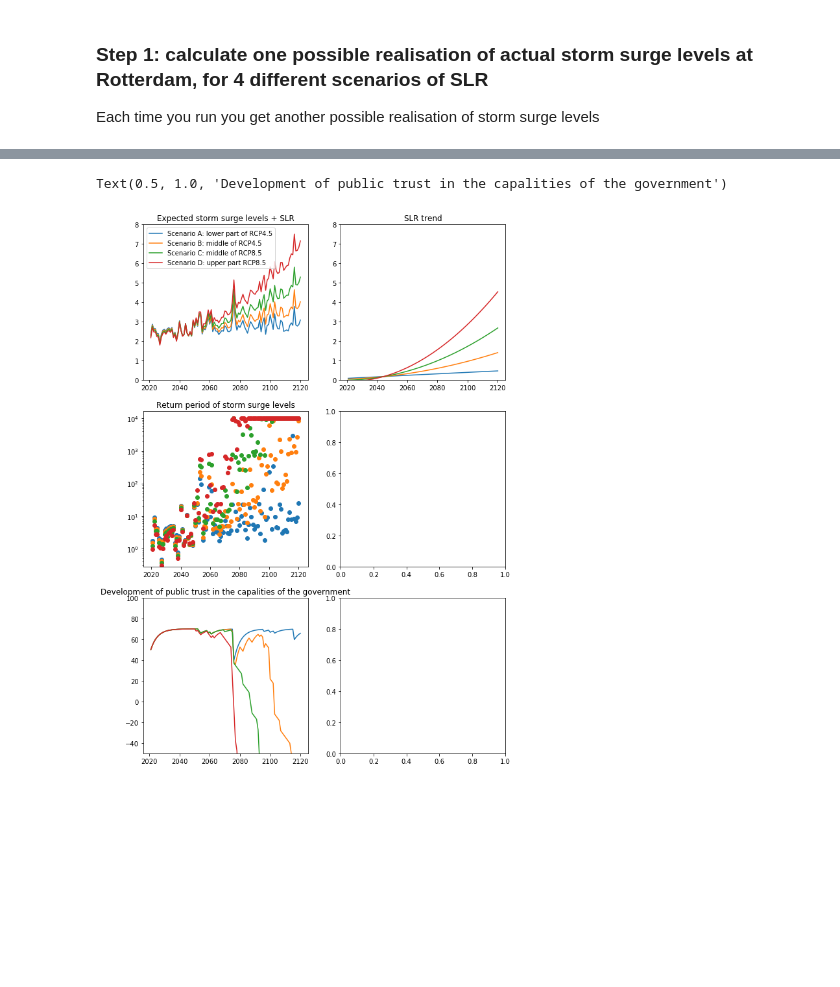
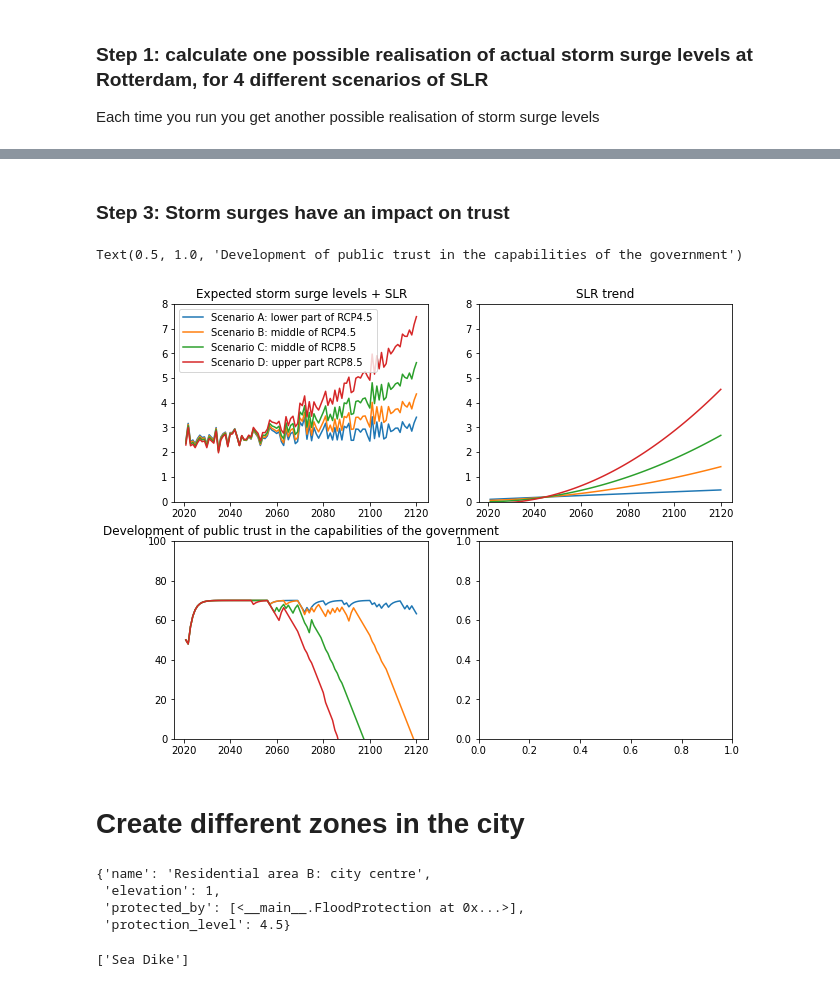
Before and after one commit to keesvanginkel/Urban-SETP, a Jupyter notebook: Rotterdam.ipynb, the cells around one changed output, grey strips where cells are left out. Drawn from its saved outputs; the diff is of its cells as text; code cells hidden in the pictures; blank space fills up the shorter version.

Commit message:
Added conda environment specs, first steps to object-based model and image of the objects

```diff
--- a/Rotterdam.ipynb
+++ b/Rotterdam.ipynb
@@ -131,17 +124,3 @@ axes[1,0].set_yscale('log')
 
 # The trust ranges from 0 to 100%, with 100% begin good
 # Normally, the trust is around 70 %
-# %%
-from scipy.integrate import odeint
-
-def trust_model(T,t):
-    k = 0.2 #coefficient for recovery of trust
-    T_eq = 70
-    dTdt = (T-T_eq)*-k
-    return dTdt
-
-T0 = 50
-t = np.arange(2021,2121)
-T = odeint(trust_model,T0,t)
-
-plt.plot(t,T)
@@ -196,0 +129,2 @@ def calculate_trust(time,events):
+# %% [markdown]
+### Step 3: Storm surges have an impact on trust
@@ -197,38 +181,35 @@ def calculate_trust(time,events):
 # %%
 #Plot as a time series
 
-fig, axes = plt.subplots(nrows=3,ncols=2,sharey=False,figsize=(10,15))
+fig, axes = plt.subplots(nrows=2,ncols=2,sharey=False,figsize=(10,8))
 #fig = plt.figure()
 axes[0,0].plot(time,levels_A_t,
              time,levels_B_t,
              time,levels_C_t,
              time,levels_D_t)
 axes[0,0].legend(labels=[
     'Scenario A: lower part of RCP4.5',
     'Scenario B: middle of RCP4.5',
     'Scenario C: middle of RCP8.5',
     'Scenario D: upper part RCP8.5',
 ])
 axes[0,0].set_title('Expected storm surge levels + SLR')
 axes[0,1].set_title('SLR trend')
 axes[1,0].set_title('Return period of storm surge levels')
 axes[0,1].plot(time,A_t,time,B_t,time,C_t,time,D_t)
 
 axes[0,0].set_ylim(0,8)
 axes[0,1].set_ylim(0,8)
 
-axes[1,0].scatter(time,RPs_A_t)
-axes[1,0].scatter(time,RPs_B_t)
-axes[1,0].scatter(time,RPs_C_t)
-axes[1,0].scatter(time,RPs_D_t)
-axes[1,0].set_yscale('log')
 
-axes[2,0].plot(time,calculate_trust(time,RPs_A_t),
-               time,calculate_trust(time,RPs_B_t),
-               time,calculate_trust(time,RPs_C_t),
-               time,calculate_trust(time,RPs_D_t))
-axes[2,0].set_ylim(-50,100)
-axes[2,0].set_title('Development of public trust in the capalities of the government')
+axes[1,0].plot(time,calculate_trust(time,levels_A_t),
+               time,calculate_trust(time,levels_B_t),
+               time,calculate_trust(time,levels_C_t),
+               time,calculate_trust(time,levels_D_t))
+axes[1,0].set_ylim(0,100)
+axes[1,0].set_title('Development of public trust in the capabilities of the government')
 # %% [output]
-Text(0.5, 1.0, 'Development of public trust in the capalities of the government')
+Text(0.5, 1.0, 'Development of public trust in the capabilities of the government')
-[figure, old version]
+[figure, new version]
+# %% [markdown]
+# Create different zones in the city
@@ -234,0 +254,11 @@ Text(0.5, 1.0, 'Development of public trust in the capalities of the government'
+# %%
+Area_B.__dict__
+# %% [output]
+{'name': 'Residential area B: city centre',
+ 'elevation': 1,
+ 'protected_by': [<__main__.FloodProtection at 0x...>],
+ 'protection_level': 4.5}
+# %%
+Area_B.protected_by
+# %% [output]
+['Sea Dike']
```
Also changed, not shown: parts of 22 cells of this notebook, 2 other files.
